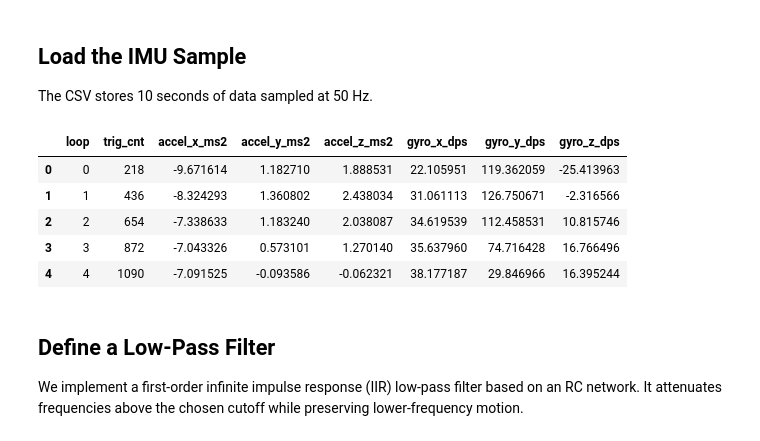
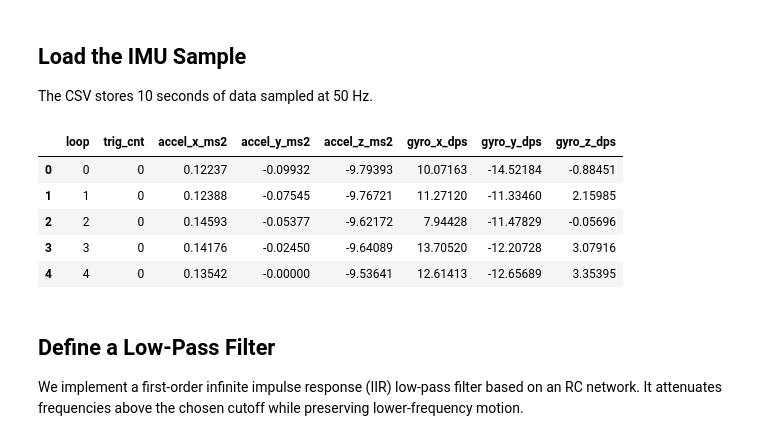
Before and after one commit to IceErick/Machine-Learning-for-Smart-Fitness-Pod, a Jupyter notebook: notebooks/LowPassFilter.ipynb, the cells around one changed output. Drawn from its saved outputs; the diff is of its cells as text; code cells hidden in the pictures.

```diff
--- a/notebooks/LowPassFilter.ipynb
+++ b/notebooks/LowPassFilter.ipynb
@@ -15,18 +15,18 @@ plt.style.use('seaborn-v0_8')
 ## Load the IMU Sample
 The CSV stores 10 seconds of data sampled at 50 Hz.
 # %%
-DATA_PATH = Path('D:/grp/Machine-learning-for-Smart-Fitness-Pod/datasets/raw/run.csv')
-FS = 50.0  # sampling frequency in Hz
+DATA_PATH = Path('/Users/erickli/Desktop/Machine-Learning-for-Smart-Fitness-Pod/data/raw/run.csv')
+FS = 100.0  # sampling frequency in Hz for the wrist IMU
 
 df = pd.read_csv(DATA_PATH)
 df.head()
 # %% [output]
 |  | loop | trig_cnt | accel_x_ms2 | accel_y_ms2 | accel_z_ms2 | gyro_x_dps | gyro_y_dps | gyro_z_dps |
-| 0 | 0 | 218 | -9.671614 | 1.182710 | 1.888531 | 22.105951 | 119.362059 | -25.413963 |
-| 1 | 1 | 436 | -8.324293 | 1.360802 | 2.438034 | 31.061113 | 126.750671 | -2.316566 |
-| 2 | 2 | 654 | -7.338633 | 1.183240 | 2.038087 | 34.619539 | 112.458531 | 10.815746 |
-| 3 | 3 | 872 | -7.043326 | 0.573101 | 1.270140 | 35.637960 | 74.716428 | 16.766496 |
-| 4 | 4 | 1090 | -7.091525 | -0.093586 | -0.062321 | 38.177187 | 29.846966 | 16.395244 |
+| 0 | 0 | 0 | 0.12237 | -0.09932 | -9.79393 | 10.07163 | -14.52184 | -0.88451 |
+| 1 | 1 | 0 | 0.12388 | -0.07545 | -9.76721 | 11.27120 | -11.33460 | 2.15985 |
+| 2 | 2 | 0 | 0.14593 | -0.05377 | -9.62172 | 7.94428 | -11.47829 | -0.05696 |
+| 3 | 3 | 0 | 0.14176 | -0.02450 | -9.64089 | 13.70520 | -12.20728 | 3.07916 |
+| 4 | 4 | 0 | 0.13542 | -0.00000 | -9.53641 | 12.61413 | -12.65689 | 3.35395 |
 # %% [markdown]
 ## Define a Low-Pass Filter
 We implement a first-order infinite impulse response (IIR) low-pass filter based on an RC network. It attenuates frequencies above the chosen cutoff while preserving lower-frequency motion.
```
Also changed, not shown: parts of 2 cells of this notebook, 6 other files.
